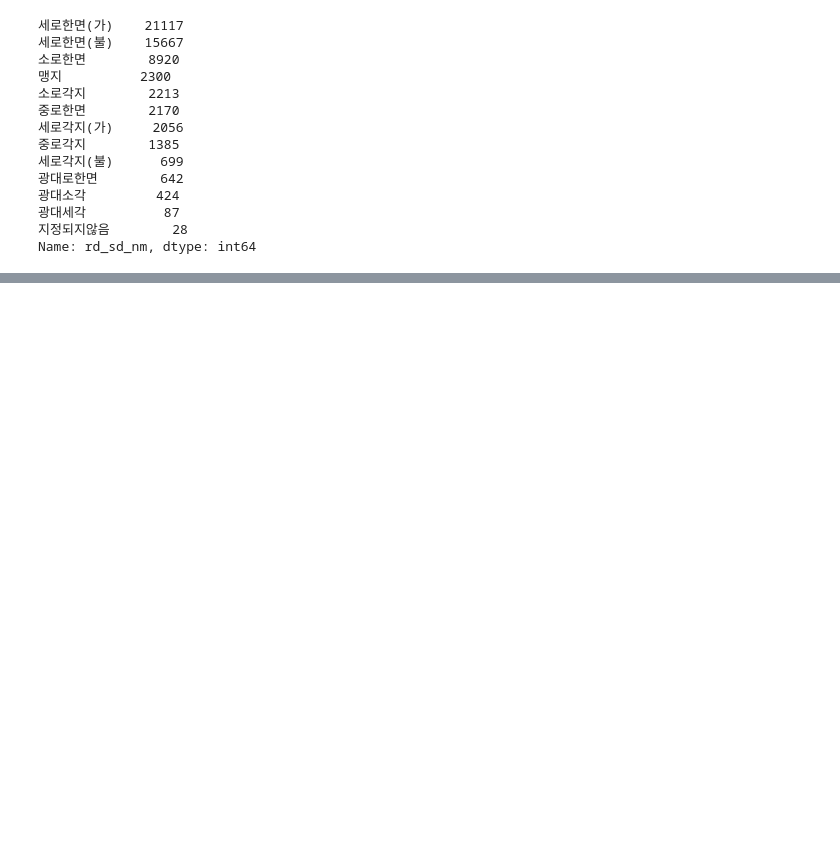
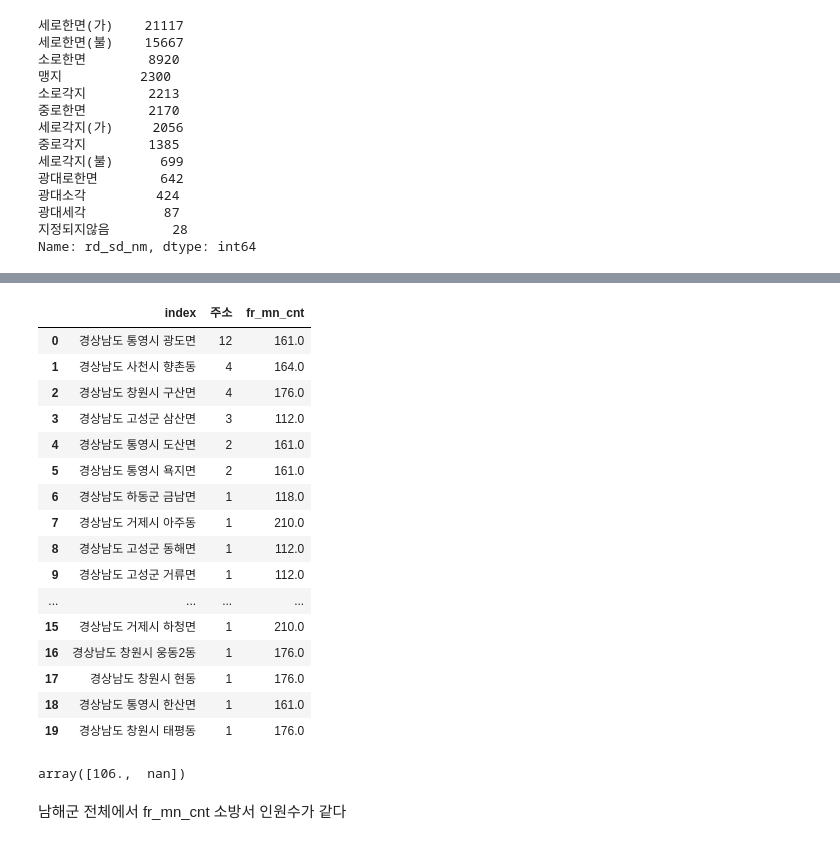
Before and after one commit to hanseul-wang/fire-prediction-model-Kimhae, a Jupyter notebook: Fire/Data_analysis/fire_eda-minju.ipynb, the cells around one changed output, grey strips where cells are left out. Saved outputs shown, nothing was run; the diff lists cells and outputs as text; code cells hidden in the pictures; blank space fills up the shorter version.

Commit message:
관할소방서 인원 Null 값 채움

```diff
--- a/Fire/Data_analysis/fire_eda-minju.ipynb
+++ b/Fire/Data_analysis/fire_eda-minju.ipynb
@@ -848,0 +995,3 @@ Name: rd_sd_nm, dtype: int64
+# %%
+fr_mn_cnt = df_address.groupby('주소')['fr_mn_cnt'].median()
+fr_mn_cnt.sample()
@@ -848,0 +1013,3 @@ Name: rd_sd_nm, dtype: int64
+# %%
+df = df.drop([9165, 15380, 32671, 36516])
+df['주소'].isnull().sum()
@@ -848,0 +1020,5 @@ Name: rd_sd_nm, dtype: int64
+# %%
+# df 에 fr_mn_cnt 값 채우기
+df = df.merge(train[['id','fr_mn_cnt']], on='id')
+
+df.sample()
@@ -848,0 +1029,4 @@ Name: rd_sd_nm, dtype: int64
+# %%
+fr_mn_cnt_null = df[df['fr_mn_cnt'].isnull()]['주소'].value_counts().reset_index()
+
+fr_mn_cnt_null
@@ -848,0 +1051,29 @@ Name: rd_sd_nm, dtype: int64
+# %%
+# 행정구역명 | Null 값 갯수 | 소방서 인원수
+fr_mn_cnt_null['fr_mn_cnt'] = [fr_mn_cnt[x] for x in fr_mn_cnt_null['index']]
+
+fr_mn_cnt_null
+# %% [output]
+|  | index | 주소 | fr_mn_cnt |
+| 0 | 경상남도 통영시 광도면 | 12 | 161.0 |
+| 1 | 경상남도 사천시 향촌동 | 4 | 164.0 |
+| 2 | 경상남도 창원시 구산면 | 4 | 176.0 |
+| 3 | 경상남도 고성군 삼산면 | 3 | 112.0 |
+| 4 | 경상남도 통영시 도산면 | 2 | 161.0 |
+| 5 | 경상남도 통영시 욕지면 | 2 | 161.0 |
+| 6 | 경상남도 하동군 금남면 | 1 | 118.0 |
+| 7 | 경상남도 거제시 아주동 | 1 | 210.0 |
+| 8 | 경상남도 고성군 동해면 | 1 | 112.0 |
+| 9 | 경상남도 고성군 거류면 | 1 | 112.0 |
+| ... | ... | ... | ... |
+| 15 | 경상남도 거제시 하청면 | 1 | 210.0 |
+| 16 | 경상남도 창원시 웅동2동 | 1 | 176.0 |
+| 17 | 경상남도 창원시 현동 | 1 | 176.0 |
+| 18 | 경상남도 통영시 한산면 | 1 | 161.0 |
+| 19 | 경상남도 창원시 태평동 | 1 | 176.0 |
+# %%
+df[df['시군구'] == '남해군']['fr_mn_cnt'].unique()
+# %% [output]
+array([106.,  nan])
+# %% [markdown]
+남해군 전체에서 fr_mn_cnt 소방서 인원수가 같다
```
Also changed, not shown: parts of 57 cells of this notebook.
